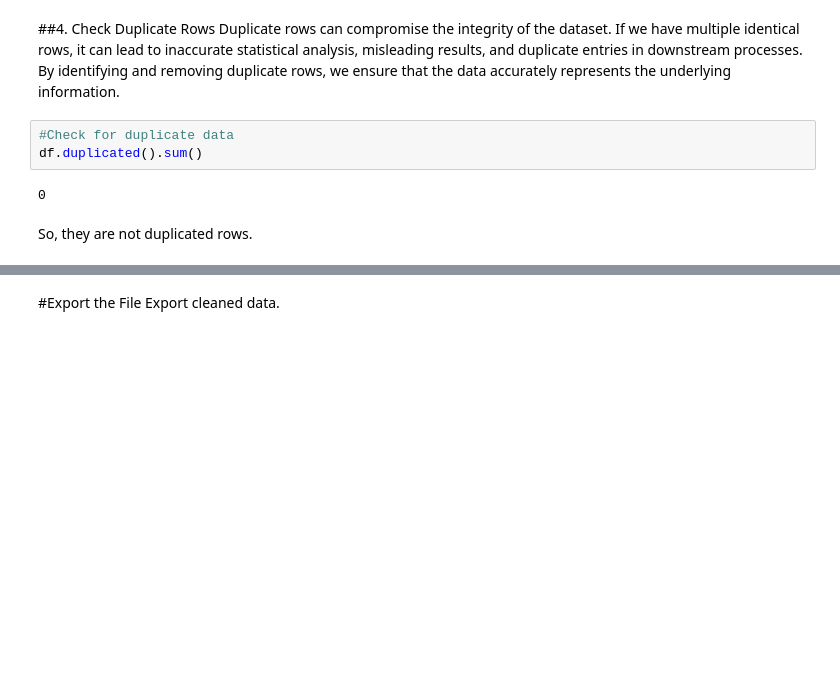
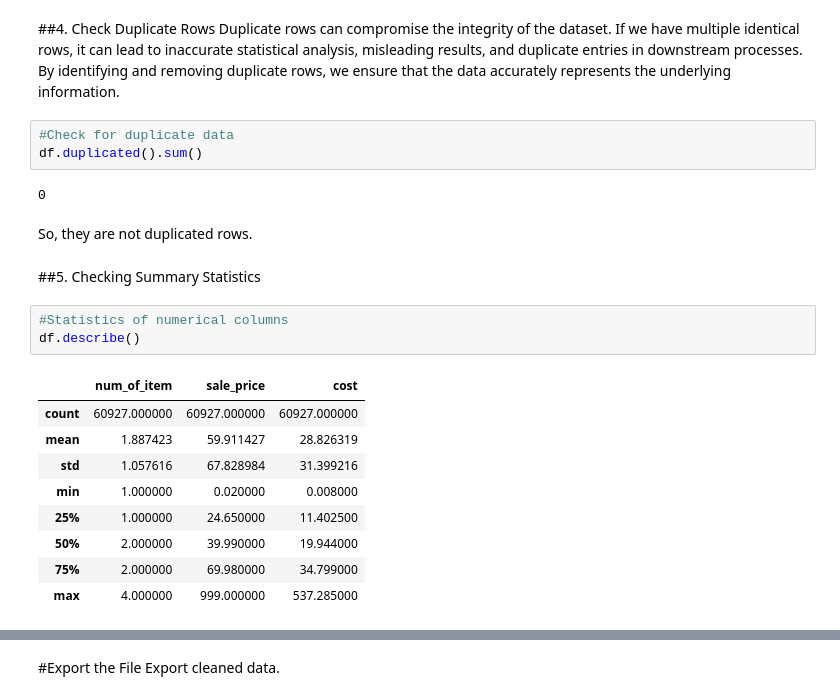
Before and after one commit to FatoniRahmat/Data-Analyst-in-Python, a Jupyter notebook: TheLook_Sales.ipynb, the cells around one changed output, grey strips where cells are left out. Drawn from its saved outputs; the diff is of its cells as text; blank space fills up the shorter version.

```diff
--- a/TheLook_Sales.ipynb
+++ b/TheLook_Sales.ipynb
@@ -170,3 +172,18 @@ df.duplicated().sum()
 0
 # %% [markdown]
 So, they are not duplicated rows.
+# %% [markdown]
+##5. Checking Summary Statistics
+# %%
+#Statistics of numerical columns
+df.describe()
+# %% [output]
+|  | num_of_item | sale_price | cost |
+| count | 60927.000000 | 60927.000000 | 60927.000000 |
+| mean | 1.887423 | 59.911427 | 28.826319 |
+| std | 1.057616 | 67.828984 | 31.399216 |
+| min | 1.000000 | 0.020000 | 0.008000 |
+| 25% | 1.000000 | 24.650000 | 11.402500 |
+| 50% | 2.000000 | 39.990000 | 19.944000 |
+| 75% | 2.000000 | 69.980000 | 34.799000 |
+| max | 4.000000 | 999.000000 | 537.285000 |
```
Also changed, not shown: parts of 11 cells of this notebook.
